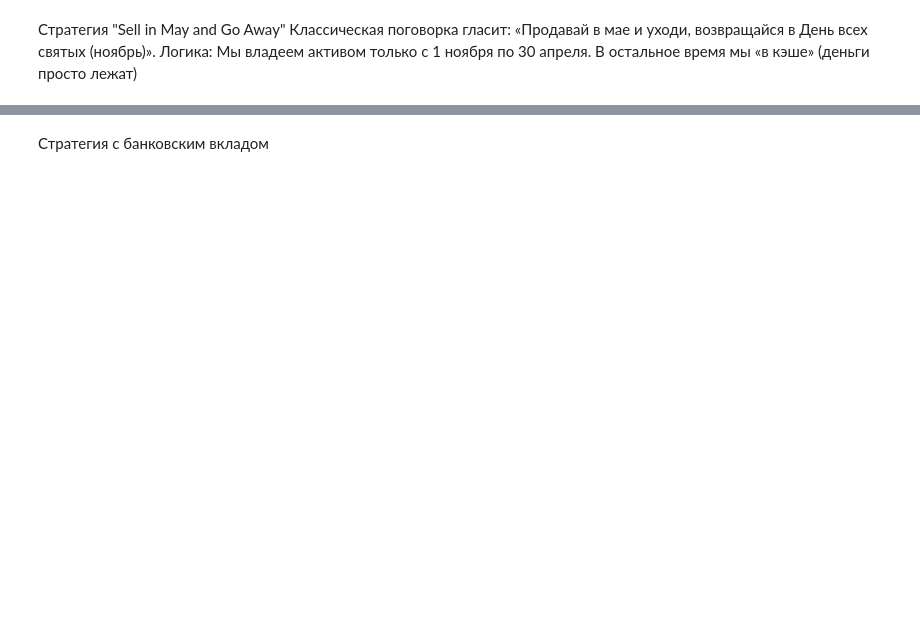
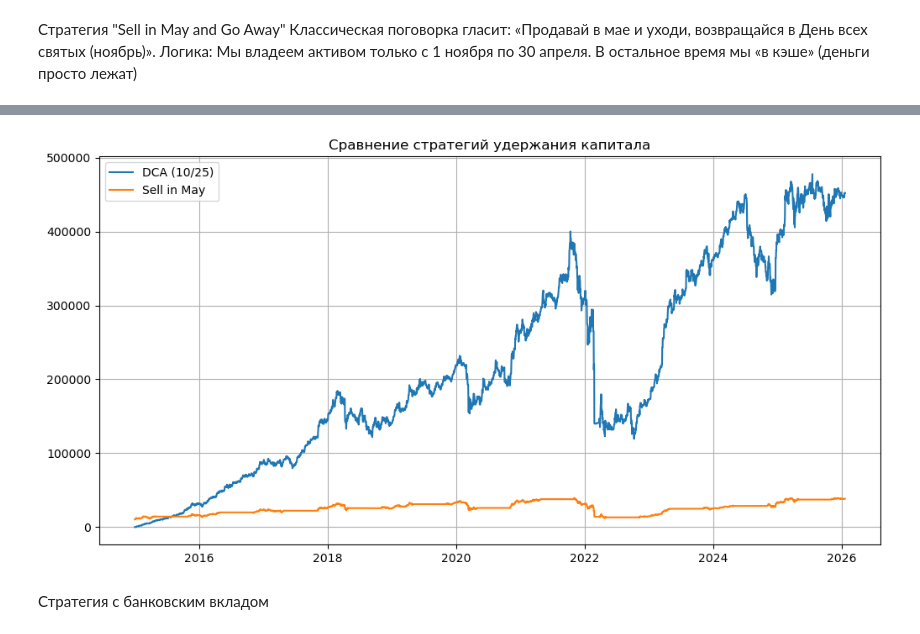
Before and after one commit to JayRox73/Deep_Learning_Trading_Strategy_for_Russian_Stock_Market, a Jupyter notebook: dataset_formation.ipynb, the cells around one changed output, grey strips where cells are left out. Cells and saved outputs as stored; diff of their text form; code cells hidden in the pictures; blank space fills up the shorter version.

Commit message:
Some changes
Rewrite hold and deposit strategies, add new function

```diff
--- a/dataset_formation.ipynb
+++ b/dataset_formation.ipynb
@@ -352,11 +335,3 @@ def get_candles_data(ticker: str,
     # Возвращаем только запрошенный диапазон
     mask = (df['DateTime'] >= start_date) & (df['DateTime'] <= end_date)
     return df.loc[mask]
-# %%
-# Получить дневки для Газпрома
-# df_GAZP = get_candles_data("GAZP", interval_name="1day", start_date=datetime(2023, 1, 1))
-
-# Получить часовики для Сбера
-# df_hourly = get_candles_data("SBER", interval_name="1hour")
-df_SBER = get_candles_data("SBER", interval_name="1day", start_date=datetime(2015, 1, 1))
-df_MOEX = get_candles_data("MOEX", interval_name="1day", start_date=datetime(2015, 1, 1))
@@ -563,6 +581,0 @@ def benchmark_dca(df: pd.DataFrame, investment_per_step: float = 1000):
-# %%
-# Запуск
-profit_pct, portfolio_value, total_invested = benchmark_dca(df_SBER)
-print(f"Доходность: {profit_pct:.2f}%")
-print(f"Стоимость портфеля: {portfolio_value:.2f}")
-print(f"Всего инвестировано: {total_invested:.2f}")
@@ -573,5 +581,0 @@ print(f"Всего инвестировано: {total_invested:.2f}")
-# %%
-profit_pct, portfolio_value, total_invested = benchmark_dca(df_MOEX)
-print(f"Доходность: {profit_pct:.2f}%")
-print(f"Стоимость портфеля: {portfolio_value:.2f}")
-print(f"Всего инвестировано: {total_invested:.2f}")
@@ -638,2 +722,23 @@ print(initial_capital, final_value, total_return)
+# %%
+import matplotlib.pyplot as plt
+
+# Получаем данные (пример)
+ret_dca, val_dca, hist_dca = benchmark_dca(df_SBER)
+ret_sim, val_sim, hist_sim = benchmark_sell_in_may(df_SBER)
+# hist_dep — это history_df из предыдущей функции про вклады
+
+plt.figure(figsize=(12, 6))
+
+plt.plot(hist_dca.index, hist_dca['Balance'], label='DCA (10/25)')
+plt.plot(hist_sim.index, hist_sim['Balance'], label='Sell in May')
+# Если у вкладов индекс по годам, можно использовать .step() или аппроксимацию
+# plt.plot(hist_dep['Year_Date'], hist_dep['Balance'], label='Bank Deposit')
+
+plt.title('Сравнение стратегий удержания капитала')
+plt.legend()
+plt.grid(True)
+plt.show()
+# %% [output]
+[figure, added]
 # %% [markdown]
 Стратегия с банковским вкладом
```
Also changed, not shown: parts of 22 cells of this notebook, 1 other file.
